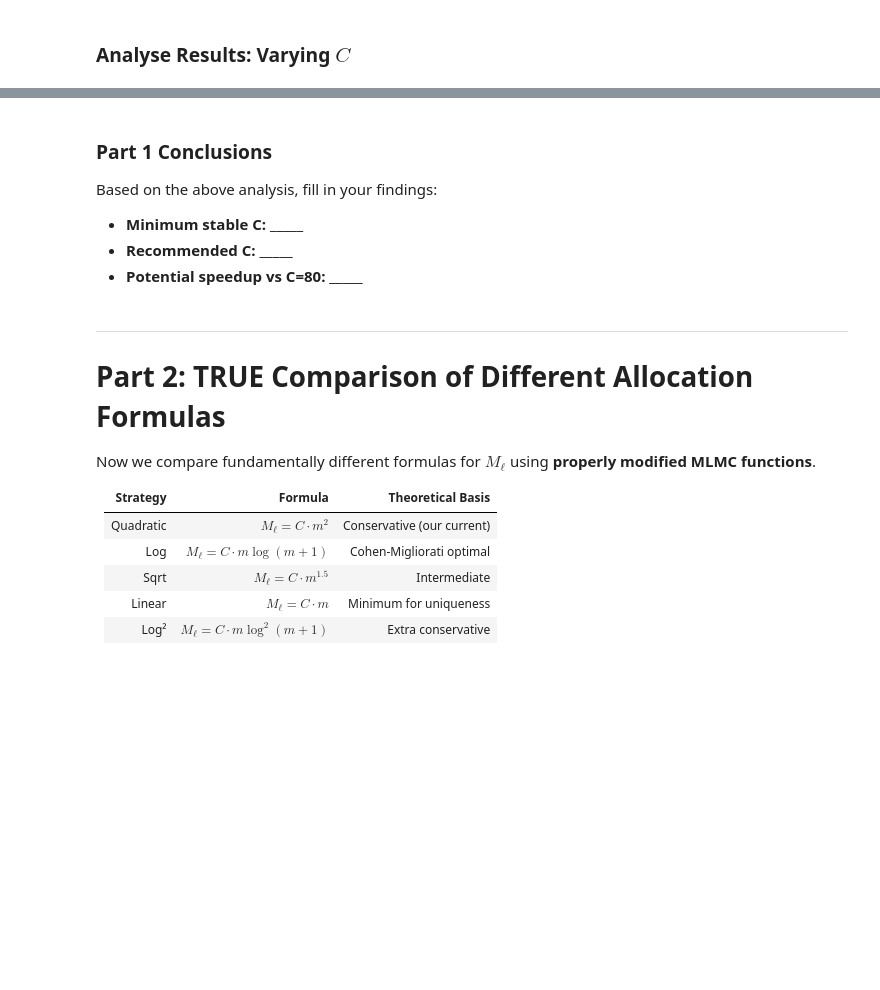
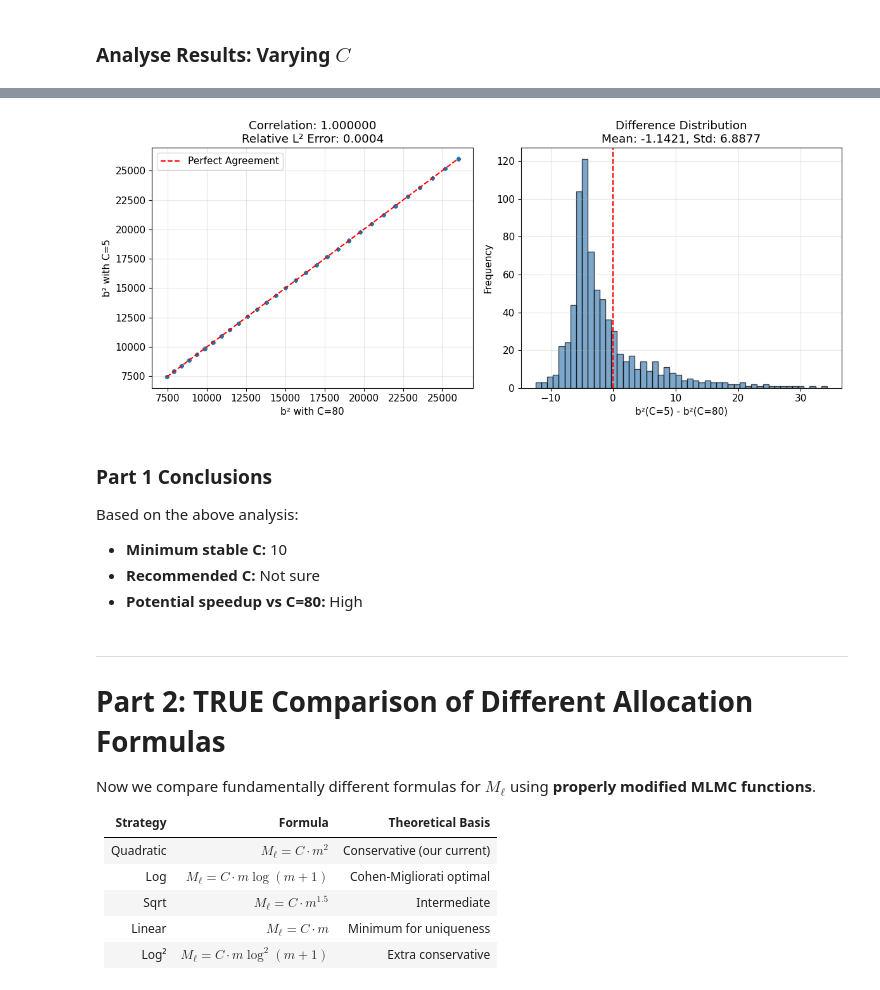
Before and after one commit to leolalvay/KAUST_OPTION_PRICING, a Jupyter notebook: Sample_Allocation_MLMC_Investigation/MLMC_Sample_Allocation_Comparison.ipynb, the cells around one changed output, grey strips where cells are left out. Saved outputs shown, nothing was run; the diff lists cells and outputs as text; code cells hidden in the pictures; blank space fills up the shorter version.

```diff
--- a/Sample_Allocation_MLMC_Investigation/MLMC_Sample_Allocation_Comparison.ipynb
+++ b/Sample_Allocation_MLMC_Investigation/MLMC_Sample_Allocation_Comparison.ipynb
@@ -353,7 +632,7 @@ plt.show()
 fig, axes = plt.subplots(1, 2, figsize=(12, 5))
 
 C_baseline = 80
-C_test = 40
+C_test = 5
 
 successful_baseline = [r for r in results_by_C[C_baseline] if r['success']]
 successful_test = [r for r in results_by_C[C_test] if r['success']]
@@ -364,41 +643,43 @@ if len(successful_baseline) > 0 and len(successful_test) > 0:
 
     # Scatter plot
     ax1 = axes[0]
     ax1.scatter(mean_baseline, mean_test, alpha=0.5, s=10)
 
     lims = [min(mean_baseline.min(), mean_test.min()),
             max(mean_baseline.max(), mean_test.max())]
     ax1.plot(lims, lims, 'r--', label='Perfect Agreement')
 
     corr = np.corrcoef(mean_baseline, mean_test)[0, 1]
     l2_err = compute_l2_error(mean_test.reshape(-1), mean_baseline.reshape(-1))
     ax1.set_xlabel(f'b² with C={C_baseline}')
     ax1.set_ylabel(f'b² with C={C_test}')
     ax1.set_title(f'Correlation: {corr:.6f}\nRelative L² Error: {l2_err:.4f}')
     ax1.legend()
 
     # Difference histogram
     ax2 = axes[1]
     diff = mean_test - mean_baseline
     ax2.hist(diff, bins=50, color='steelblue', edgecolor='black', alpha=0.7)
     ax2.axvline(x=0, color='red', linestyle='--')
     ax2.set_xlabel(f'b²(C={C_test}) - b²(C={C_baseline})')
     ax2.set_ylabel('Frequency')
     ax2.set_title(f'Difference Distribution\nMean: {np.mean(diff):.4f}, Std: {np.std(diff):.4f}')
 else:
     print(f"Cannot compare: C={C_baseline} has {len(successful_baseline)} successes, "
           f"C={C_test} has {len(successful_test)} successes")
 
 plt.tight_layout()
 plt.show()
+# %% [output]
+[figure, added]
 # %% [markdown]
 ### Part 1 Conclusions
 
-Based on the above analysis, fill in your findings:
+Based on the above analysis:
 
-- **Minimum stable C:** _____
-- **Recommended C:** _____
-- **Potential speedup vs C=80:** _____
+- **Minimum stable C:** 10
+- **Recommended C:** Not sure
+- **Potential speedup vs C=80:** High
 # %% [markdown]
 ---
 
```
Also changed, not shown: parts of 20 cells of this notebook.
